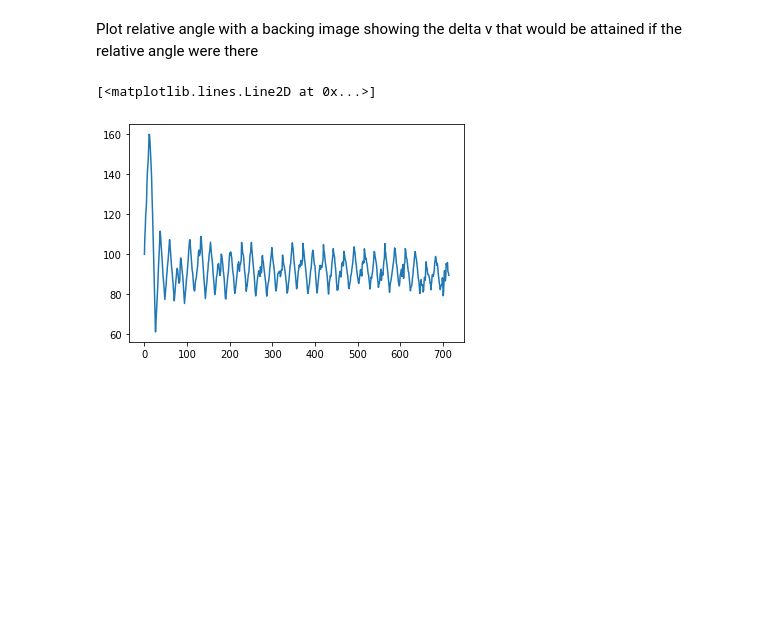
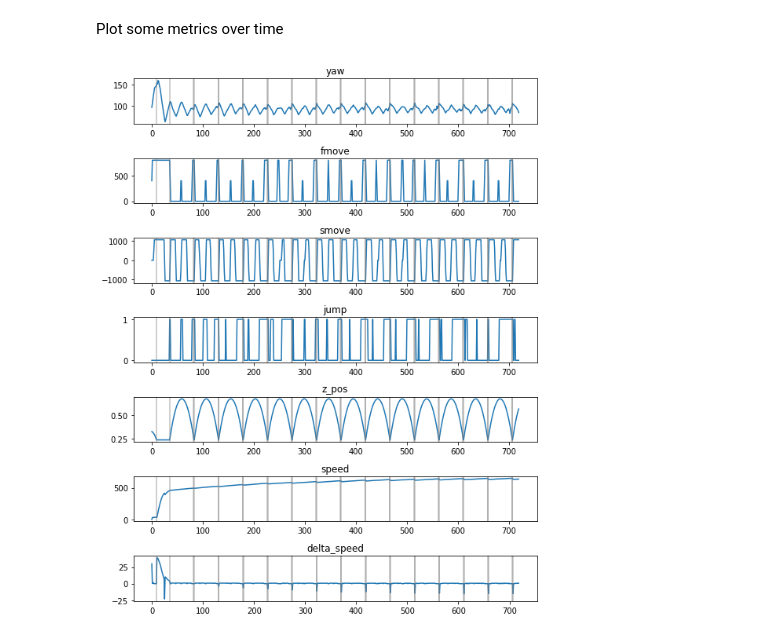
Before and after one commit to matthewearl/q1physrl, a Jupyter notebook: notebooks/Analyse.ipynb, the cells around one changed output. Drawn from its saved outputs; the diff is of its cells as text; code cells hidden in the pictures; blank space fills up the shorter version.

```diff
--- a/notebooks/Analyse.ipynb
+++ b/notebooks/Analyse.ipynb
@@ -121,2 +42,0 @@ ERROR:root:No traceback has been produced, nothing to debug.
-# %% [markdown]
-Plot relative angle with a backing image showing the delta v that would be attained if the relative angle were there
@@ -176,5 +42,0 @@ Plot relative angle with a backing image showing the delta v that would be attai
-# %%
-plt.plot(r.yaw)
-# %% [output]
-[<matplotlib.lines.Line2D at 0x...>]
-[figure, removed]
@@ -183 +43,27 @@ plt.plot(r.yaw)
+# %% [markdown]
+Plot some metrics over time
+# %%
+curves = {
+    'yaw': r.yaw,
+    'fmove': r.fmove,
+    'smove': r.smove,
+    'jump': r.jump,
+    'z_pos': r.obs[:, env.Obs.Z_POS],
+    'speed': np.linalg.norm(r.player_state.vel[:, :2], axis=1),
+    'delta_speed': np.diff(np.linalg.norm(r.player_state.vel[:, :2], axis=1)),
+}
+
+jump_times = np.where(np.diff(r.player_state.vel[:, 2]) > 10)[0]
+
+fig, plots = plt.subplots(len(curves), 1)
+fig.set_figwidth(8)
+fig.set_figheight(10)
+for plot, (label, y) in zip(plots, curves.items()):
+    plot.set_title(label)
+    plot.plot(y)
+    for t in jump_times:
+        plot.axvline(t, alpha=0.5, color='gray')
+plt.tight_layout()
+# %% [output]
+[figure, added]
 # %% [markdown]
```
Also changed, not shown: parts of 31 cells of this notebook, 4 other files.
